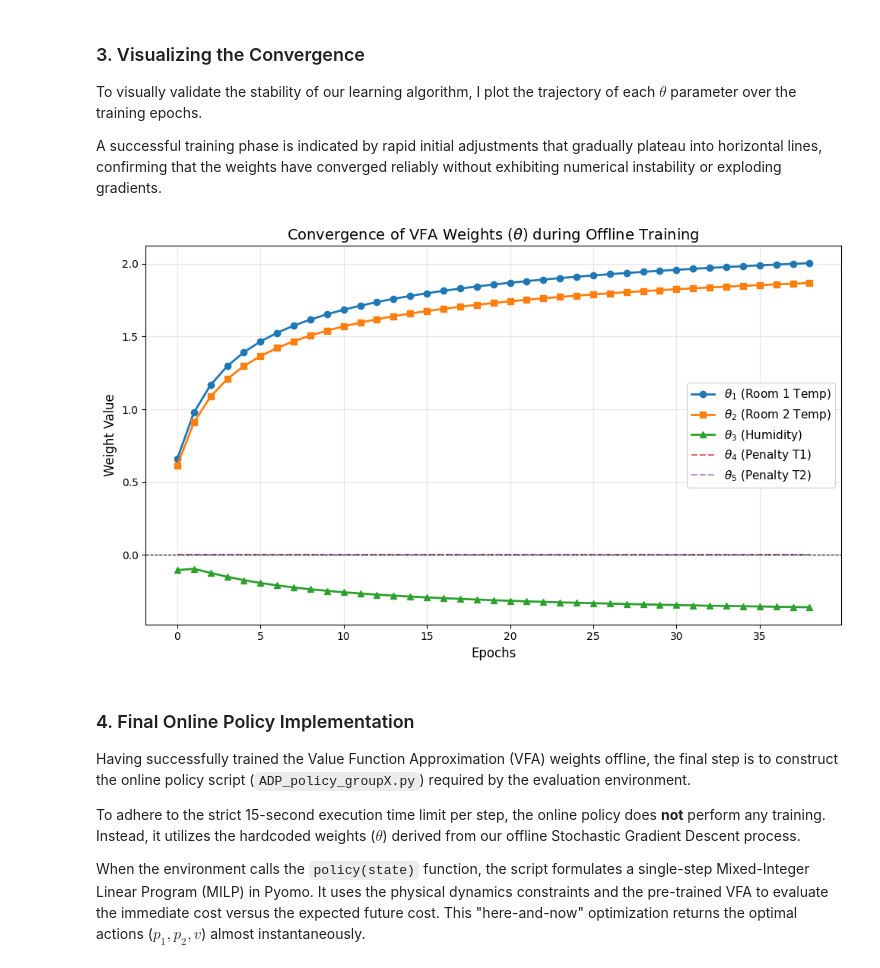
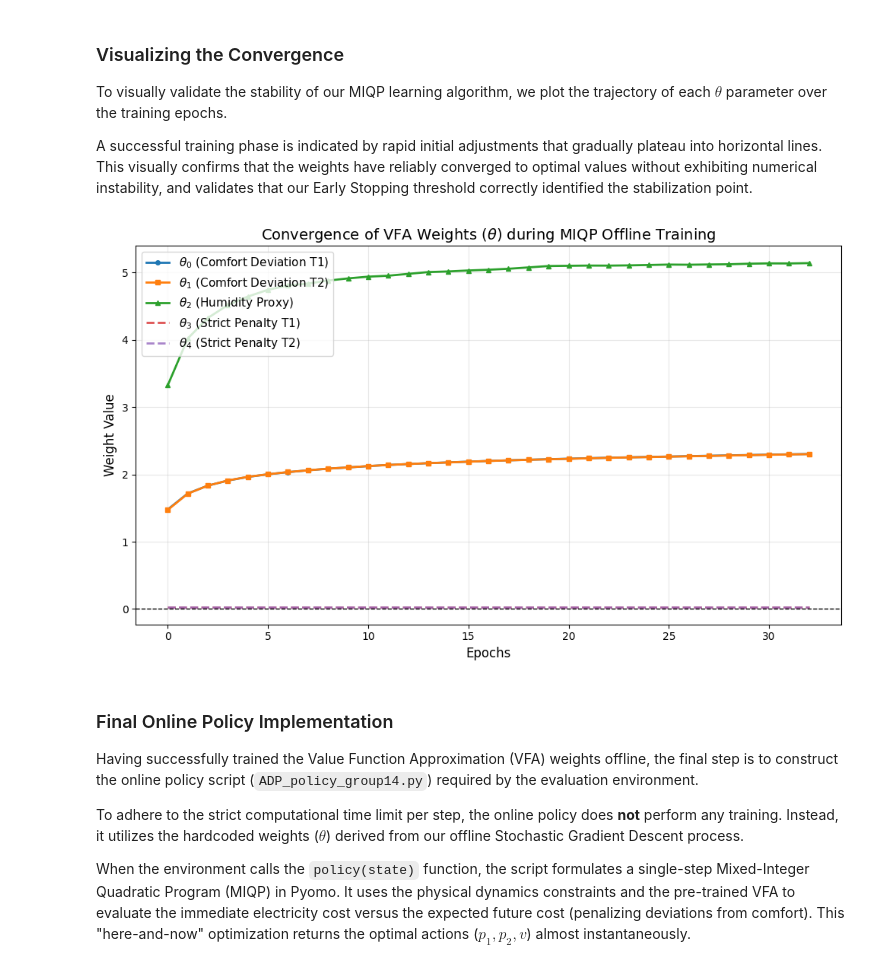
Before and after one commit to alopezberm/Decision-Making-under-Uncertainty, a Jupyter notebook: Part_B/ADP_policy_14.ipynb, the cells around one changed output. Saved outputs shown, nothing was run; the diff lists cells and outputs as text; code cells hidden in the pictures.

Commit message:
Correct Task 4

```diff
--- a/Part_B/ADP_policy_14.ipynb
+++ b/Part_B/ADP_policy_14.ipynb
@@ -448,43 +467,46 @@ Theta Pen2 (Room 2 Pen):0.0000
 # %% [markdown]
-### 3. Visualizing the Convergence
+### Visualizing the Convergence
 
-To visually validate the stability of our learning algorithm, I plot the trajectory of each $\theta$ parameter over the training epochs.
+To visually validate the stability of our MIQP learning algorithm, we plot the trajectory of each $\theta$ parameter over the training epochs.
 
-A successful training phase is indicated by rapid initial adjustments that gradually plateau into horizontal lines, confirming that the weights have converged reliably without exhibiting numerical instability or exploding gradients.
+A successful training phase is indicated by rapid initial adjustments that gradually plateau into horizontal lines. This visually confirms that the weights have reliably converged to optimal values without exhibiting numerical instability, and validates that our Early Stopping threshold correctly identified the stabilization point.
 # %%
 import matplotlib.pyplot as plt
 
-# VISUALIZE THE CONVERGENCE
+# ==============================================================================
+# VISUALIZE AND EXPORT THE CONVERGENCE GRAPH
+# ==============================================================================
 plt.figure(figsize=(10, 6))
 
-plt.plot(theta_history[:, 0], label=r'$\theta_1$ (Room 1 Temp)', marker='o', linewidth=2)
-plt.plot(theta_history[:, 1], label=r'$\theta_2$ (Room 2 Temp)', marker='s', linewidth=2)
-plt.plot(theta_history[:, 2], label=r'$\theta_3$ (Humidity)', marker='^', linewidth=2)
+plt.plot(theta_history[:, 0], label=r'$\theta_0$ (Comfort Deviation T1)', marker='o', markersize=4, linewidth=2)
+plt.plot(theta_history[:, 1], label=r'$\theta_1$ (Comfort Deviation T2)', marker='s', markersize=4, linewidth=2)
+plt.plot(theta_history[:, 2], label=r'$\theta_2$ (Humidity Proxy)', marker='^', markersize=4, linewidth=2)
 
-# Plotting the penalty weights (which might stay at 0 depending on the state exploration)
-plt.plot(theta_history[:, 3], label=r'$\theta_4$ (Penalty T1)', linestyle='--', alpha=0.7)
-plt.plot(theta_history[:, 4], label=r'$\theta_5$ (Penalty T2)', linestyle='--', alpha=0.7)
+plt.plot(theta_history[:, 3], label=r'$\theta_3$ (Strict Penalty T1)', linestyle='--', linewidth=2, alpha=0.8)
+plt.plot(theta_history[:, 4], label=r'$\theta_4$ (Strict Penalty T2)', linestyle='--', linewidth=2, alpha=0.8)
 
-plt.title('Convergence of VFA Weights ($\\theta$) during Offline Training', fontsize=14)
+plt.title('Convergence of VFA Weights ($\\theta$) during MIQP Offline Training', fontsize=14)
 plt.xlabel('Epochs', fontsize=12)
 plt.ylabel('Weight Value', fontsize=12)
 
-# Add a horizontal line at 0 for reference
-plt.axhline(0, color='black', linewidth=0.8, linestyle='--')
+plt.axhline(0, color='black', linewidth=1, linestyle='--')
 
 plt.grid(True, alpha=0.3)
 plt.legend(fontsize=11)
 plt.tight_layout()
+
+plt.savefig('theta_convergence.pdf', bbox_inches='tight')
+
 plt.show()
 # %% [output]
-[figure, old version]
+[figure, new version]
 # %% [markdown]
-### 4. Final Online Policy Implementation
+### Final Online Policy Implementation
 
-Having successfully trained the Value Function Approximation (VFA) weights offline, the final step is to construct the online policy script (`ADP_policy_groupX.py`) required by the evaluation environment.
+Having successfully trained the Value Function Approximation (VFA) weights offline, the final step is to construct the online policy script (`ADP_policy_group14.py`) required by the evaluation environment.
 
-To adhere to the strict 15-second execution time limit per step, the online policy does **not** perform any training. Instead, it utilizes the hardcoded weights ($\theta$) derived from our offline Stochastic Gradient Descent process.
+To adhere to the strict computational time limit per step, the online policy does **not** perform any training. Instead, it utilizes the hardcoded weights ($\theta$) derived from our offline Stochastic Gradient Descent process.
 
-When the environment calls the `policy(state)` function, the script formulates a single-step Mixed-Integer Linear Program (MILP) in Pyomo. It uses the physical dynamics constraints and the pre-trained VFA to evaluate the immediate cost versus the expected future cost. This "here-and-now" optimization returns the optimal actions ($p_1, p_2, v$) almost instantaneously.
+When the environment calls the `policy(state)` function, the script formulates a single-step Mixed-Integer Quadratic Program (MIQP) in Pyomo. It uses the physical dynamics constraints and the pre-trained VFA to evaluate the immediate electricity cost versus the expected future cost (penalizing deviations from comfort). This "here-and-now" optimization returns the optimal actions ($p_1, p_2, v$) almost instantaneously.
 # %%
 import pyomo.environ as pyo
```
Also changed, not shown: parts of 13 cells of this notebook, 2 other files.
